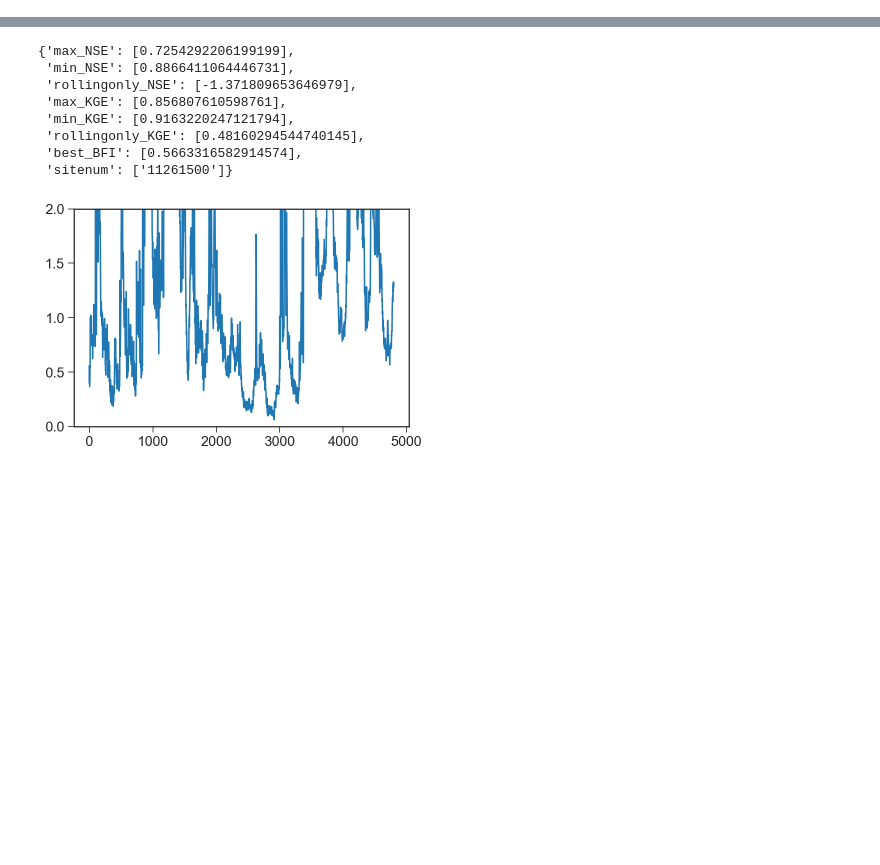
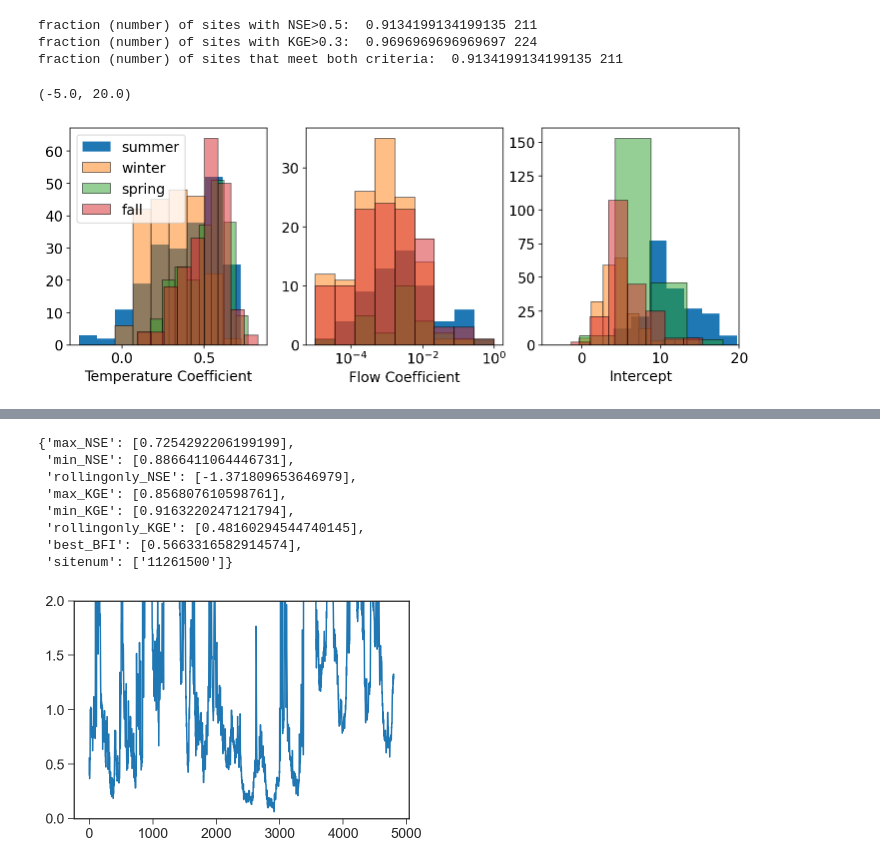
Before and after one commit to lapidesd/streamflow_depletion_metrics_replacement, a Jupyter notebook: Code/regression_thermo_model.ipynb, the cells around one changed output, grey strips where cells are left out. Cells and saved outputs as stored; diff of their text form; code cells hidden in the pictures; blank space fills up the shorter version.

```diff
--- a/Code/regression_thermo_model.ipynb
+++ b/Code/regression_thermo_model.ipynb
@@ -1171,0 +1054,73 @@ Text(0, 0.5, 'water temperature (C)')
+# %%
+print('fraction (number) of sites with NSE>0.5: ',len(best_info_total[best_info_total.NSE>0.5])/len(best_info_total),
+     len(best_info_total[best_info_total.NSE>0.5]))
+print('fraction (number) of sites with KGE>0.3: ',len(best_info_total[best_info_total.KGE>0.3])/len(best_info_total),
+     len(best_info_total[best_info_total.KGE>0.3]))
+both = best_info_total[(best_info_total.NSE>0.5) & (best_info_total.KGE>0.3)]
+print('fraction (number) of sites that meet both criteria: ',len(both)/len(best_info_total),len(both))
+# %% [output]
+fraction (number) of sites with NSE>0.5:  0.9134199134199135 211
+fraction (number) of sites with KGE>0.3:  0.9696969696969697 224
+fraction (number) of sites that meet both criteria:  0.9134199134199135 211
+# %%
+
+temp_coeff_summer = [both['summer_params'].iloc[i][0] for i in range(len(both))]
+flow_coeff_summer = [both['summer_params'].iloc[i][1] for i in range(len(both))]
+intercept_summer = [both['summer_params'].iloc[i][2] for i in range(len(both))]
+
+temp_coeff_winter = [both['winter_params'].iloc[i][0] for i in range(len(both))]
+flow_coeff_winter = [both['winter_params'].iloc[i][1] for i in range(len(both))]
+intercept_winter = [both['winter_params'].iloc[i][2] for i in range(len(both))]
+
+temp_coeff_spring = [both['spring_params'].iloc[i][0] for i in range(len(both))]
+flow_coeff_spring = [both['spring_params'].iloc[i][1] for i in range(len(both))]
+intercept_spring = [both['spring_params'].iloc[i][2] for i in range(len(both))]
+
+temp_coeff_fall = [both['fall_params'].iloc[i][0] for i in range(len(both))]
+flow_coeff_fall = [both['fall_params'].iloc[i][1] for i in range(len(both))]
+intercept_fall = [both['fall_params'].iloc[i][2] for i in range(len(both))]
+# %%
+
+fig,ax = plt.subplots(1,3,figsize = (12,4))
+
+ax0 = ax[0]
+# ax0.set_xscale('log')
+ax0.hist(temp_coeff_summer,bins = np.linspace(np.nanmin(temp_coeff_summer),
+                                              np.nanmax(temp_coeff_summer),10),
+        label = 'summer')
+ax0.hist(temp_coeff_winter,bins = np.linspace(np.nanmin(temp_coeff_summer),
+                                              np.nanmax(temp_coeff_summer),10),
+        label = 'winter',alpha = 0.5,edgecolor = 'k')
+ax0.hist(temp_coeff_spring,bins = np.linspace(np.nanmin(temp_coeff_spring),
+                                              np.nanmax(temp_coeff_spring),10),
+        label = 'spring',alpha = 0.5,edgecolor = 'k')
+ax0.hist(temp_coeff_fall,bins = np.linspace(np.nanmin(temp_coeff_fall),
+                                              np.nanmax(temp_coeff_fall),10),
+        label = 'fall',alpha = 0.5,edgecolor = 'k')
+ax0.legend()
+ax0.set_xlabel('Temperature Coefficient')
+
+ax1 = ax[1]
+ax1.hist(flow_coeff_summer,bins = np.logspace(-5,0,10),
+        label = 'summer')
+ax1.hist(flow_coeff_winter,bins = np.logspace(-5,0,10),
+        label = 'winter',alpha = 0.5,edgecolor = 'k')
+ax1.hist(flow_coeff_spring,bins = np.logspace(-5,0,10),
+        label = 'spring',alpha = 0.5,edgecolor = 'k')
+ax1.hist(flow_coeff_fall,bins = np.logspace(-5,0,10),
+        label = 'fall',alpha = 0.5,edgecolor = 'k')
+ax1.set_xscale('log')
+ax1.set_xlabel('Flow Coefficient')
+
+ax2 = ax[2]
+ax2.hist(intercept_summer,label = 'summer')#,bins = np.linspace(-10,0,10))
+ax2.hist(intercept_winter,label = 'winter',alpha = 0.5,edgecolor = 'k')
+ax2.hist(intercept_spring,label = 'spring',alpha = 0.5,edgecolor = 'k')
+ax2.hist(intercept_fall,label = 'fall',alpha = 0.5,edgecolor = 'k')
+# ax2.set_xscale('log')
+ax2.set_xlabel('Intercept')
+ax2.set_xlim(-5,20)
+# ax2.legend()
+# %% [output]
+(-5.0, 20.0)
+[figure, added]
```
Also changed, not shown: parts of 19 cells of this notebook.
